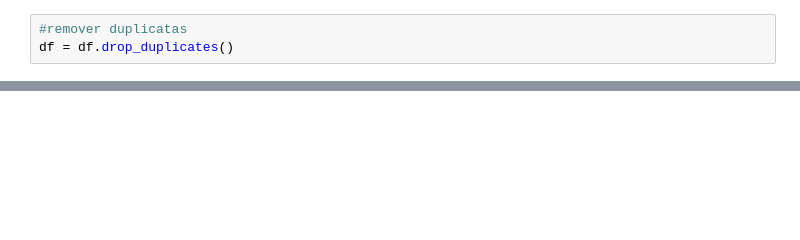
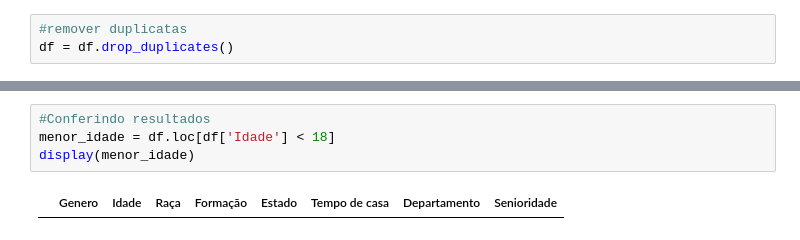
Before and after one commit to tiagotff/Hackathon_AdaHack_2024_Corp_Solutions, a Jupyter notebook: Projeto-AdaHack.ipynb, the cells around one changed output, grey strips where cells are left out. Drawn from its saved outputs; the diff is of its cells as text; blank space fills up the shorter version.

```diff
--- a/Projeto-AdaHack.ipynb
+++ b/Projeto-AdaHack.ipynb
@@ -159,0 +267,6 @@ for col in numeric_columns:
+# %%
+#Conferindo resultados
+menor_idade = df.loc[df['Idade'] < 18]
+display(menor_idade)
+# %% [output]
+|  | Genero | Idade | Raça | Formação | Estado | Tempo de casa | Departamento | Senioridade |
```
Also changed, not shown: parts of 83 cells of this notebook.
